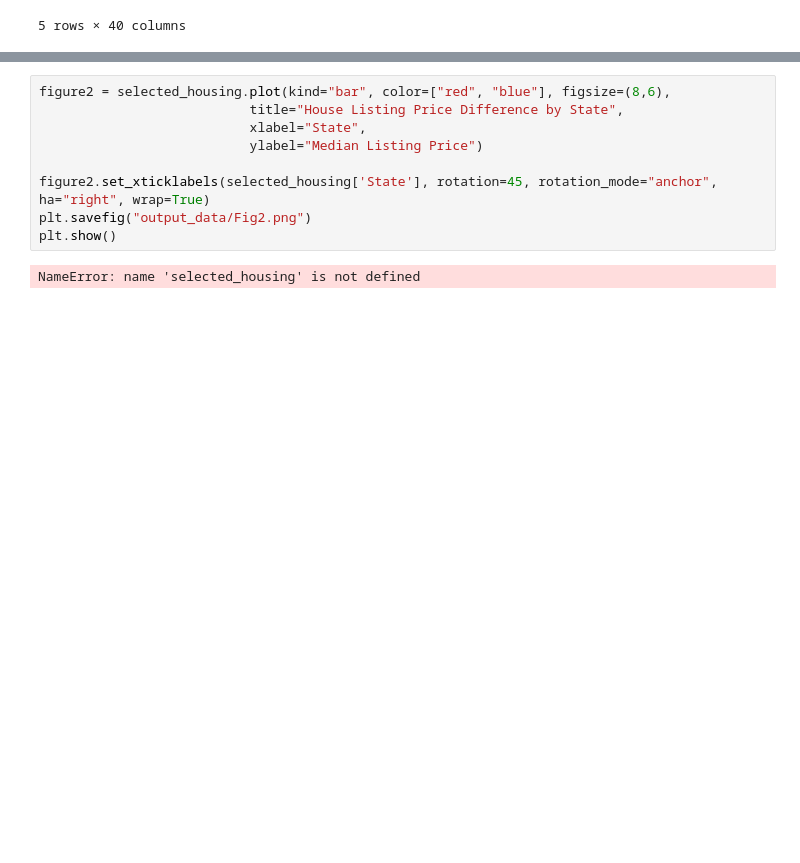
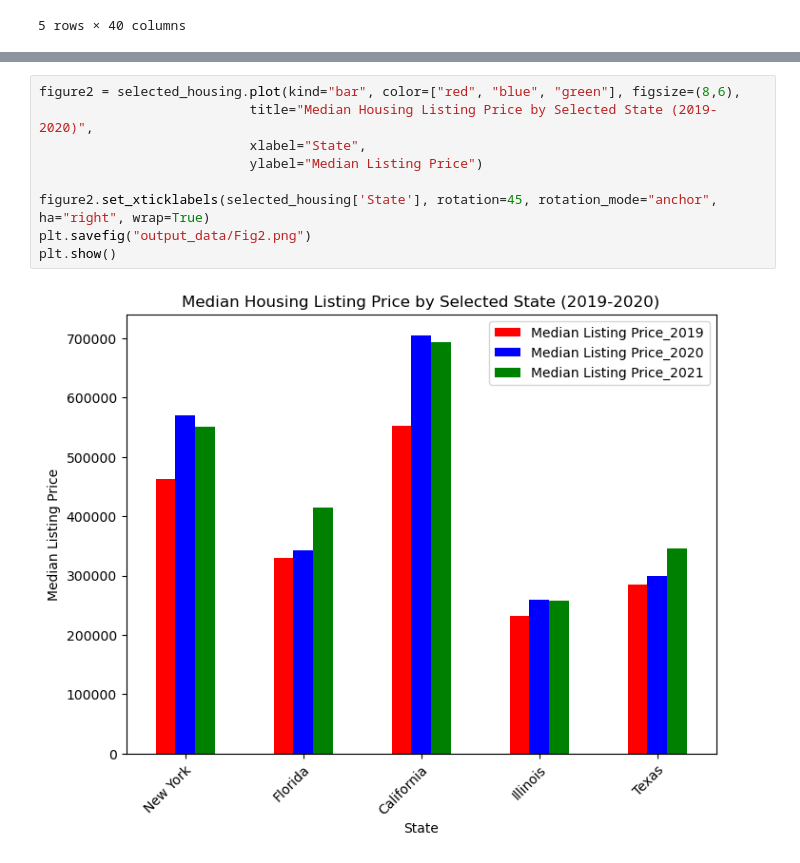
Before and after one commit to aalafa/group-project-1, a Jupyter notebook: Housing and Income Data/Housing_2021_2016.ipynb, the cells around one changed output, grey strips where cells are left out. Drawn from its saved outputs; the diff is of its cells as text; blank space fills up the shorter version.

```diff
--- a/Housing and Income Data/Housing_2021_2016.ipynb
+++ b/Housing and Income Data/Housing_2021_2016.ipynb
@@ -100,11 +98,11 @@ selected_housing
 # %%
-figure2 = selected_housing.plot(kind="bar", color=["red", "blue"], figsize=(8,6),
-                           title="House Listing Price Difference by State",
+figure2 = selected_housing.plot(kind="bar", color=["red", "blue", "green"], figsize=(8,6),
+                           title="Median Housing Listing Price by Selected State (2019-2020)",
                            xlabel="State",
                            ylabel="Median Listing Price")
 
 figure2.set_xticklabels(selected_housing['State'], rotation=45, rotation_mode="anchor", ha="right", wrap=True)
 plt.savefig("output_data/Fig2.png")
 plt.show()
 # %% [output]
-NameError: name 'selected_housing' is not defined
+[figure, added]
```
Also changed, not shown: parts of 8 cells of this notebook, 25 other files.
